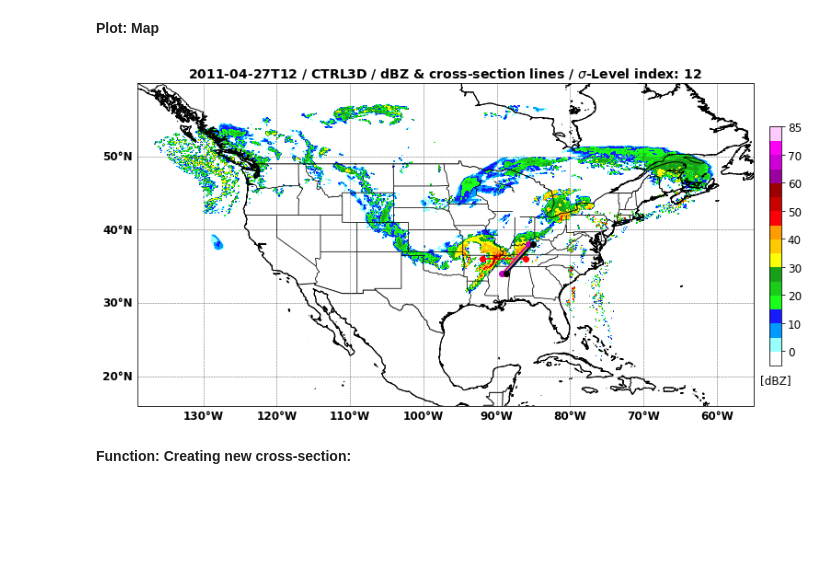
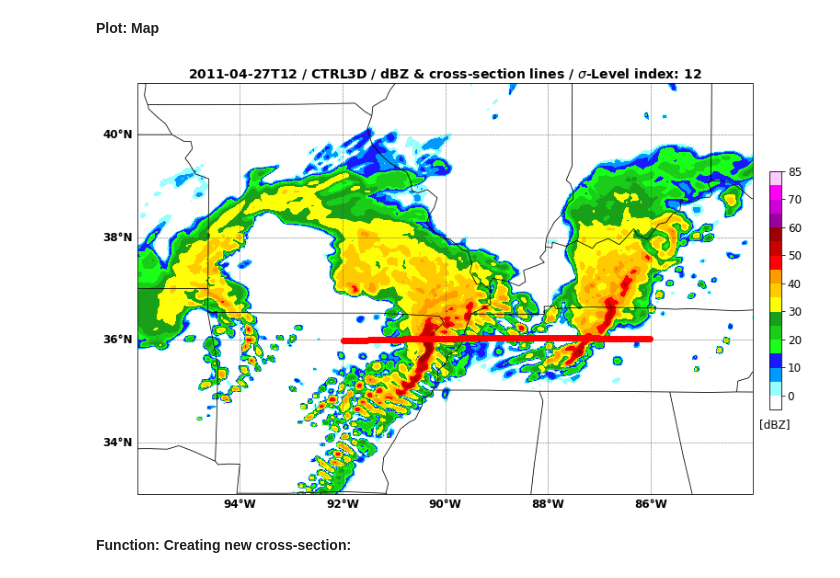
Before and after one commit to Lusicl/WRF_dBZ_Cloud_Classification, a Jupyter notebook: WRF_dBZ_Class_CONUS1/wrf_dbz_CrossSec_Plot_test.ipynb, the cells around one changed output. Saved outputs shown, nothing was run; the diff lists cells and outputs as text; code cells hidden in the pictures; blank space fills up the shorter version.

```diff
--- a/WRF_dBZ_Class_CONUS1/wrf_dbz_CrossSec_Plot_test.ipynb
+++ b/WRF_dBZ_Class_CONUS1/wrf_dbz_CrossSec_Plot_test.ipynb
@@ -197 +201,13 @@ dbz_xsec = 10.0 * np.log10(dbz_xsec) # Convert back to dBZ after interpolation
+# %%
+xsec_lon = interpline( dbz_sigmalev.XLONG.data
+                     # , wrfin=wrf_file
+                     , start_point=cross_start
+                     , end_point=cross_end
+                     )
+
+xsec_lat = interpline( dbz_sigmalev.XLAT.data
+                     # , wrfin=wrf_file
+                     , start_point=cross_start
+                     , end_point=cross_end
+                     )
 # %%
@@ -259,11 +281,11 @@ def new_map(fig):
     # ax.set_global()
 
     ## CONUS:
-    ax.set_extent([-139, -55, 16, 60], crs=proj)
+    # ax.set_extent([-139, -55, 16, 60], crs=proj)
     ## 9/13 case:
     #ax.set_extent([-115, -95, 32, 43], crs=proj)
     ## 4/27 case:
-    # ax.set_extent([-96, -84, 33, 41], crs=proj)
+    ax.set_extent([-96, -84, 33, 41], crs=proj)
 
     ## Add coast lines:
     ax.coastlines('10m', 'black', linewidth=1)
@@ -283,7 +305,7 @@ def new_map(fig):
     ax.add_feature(state_borders, linewidth=0.8)
 
     ## Add the gridlines:
-    latlon_grid_int = 10
+    latlon_grid_int = 2
     ax_gl = ax.gridlines(crs=ccrs.PlateCarree()
                         ,linewidth=0.5
                         ,color='#454545'
@@ -336,73 +358,73 @@ cf1 = ax1.contourf(plotting_lon, plotting_lat, plotting_var, levels=clevs, color
 xsec_line1_color = 'red'
 xsec_line2_color = 'blue'
 
-plt.plot( xsec1_LON, xsec1_LAT
+plt.plot( xsec_lon.data, xsec_lat.data
         , color=xsec_line1_color
         , marker='o'
         , markersize=6
         # , linewidth=1.0
         # , linestyle='--'
         )
-plt.plot( xsec2_LON, xsec2_LAT
-        , color=xsec_line2_color
-        , marker='o'
-        , markersize=6
-        # , linewidth=1.0
-        # , linestyle='--'
-        )
-plt.plot( xsec3_LON, xsec3_LAT
-        , color='orange'
-        , marker='o'
-        , markersize=6
-        # , linewidth=1.0
-        # , linestyle='--'
-        )
-plt.plot( xsec4_LON, xsec4_LAT
-        , color='m'
-        , marker='o'
-        , markersize=6
-        # , linewidth=1.0
-        # , linestyle='--'
-        )
-plt.plot( xsec0_LON, xsec0_LAT
-        , color='k'
-        , marker='o'
-        , markersize=6
-        # , linewidth=1.0
-        # , linestyle='--'
-        )
+# plt.plot( xsec2_LON, xsec2_LAT
+#         , color=xsec_line2_color
+#         , marker='o'
+#         , markersize=6
+#         # , linewidth=1.0
+#         # , linestyle='--'
+#         )
+# plt.plot( xsec3_LON, xsec3_LAT
+#         , color='orange'
+#         , marker='o'
+#         , markersize=6
+#         # , linewidth=1.0
+#         # , linestyle='--'
+#         )
+# plt.plot( xsec4_LON, xsec4_LAT
+#         , color='m'
+#         , marker='o'
+#         , markersize=6
+#         # , linewidth=1.0
+#         # , linestyle='--'
+#         )
+# plt.plot( xsec0_LON, xsec0_LAT
+#         , color='k'
+#         , marker='o'
+#         , markersize=6
+#         # , linewidth=1.0
+#         # , linestyle='--'
+#         )
 # plt.plot( [ dbz_lev.XLONG[loc_start[0], loc_start[1]], dbz_lev.XLONG[loc_end[0], loc_end[1]] ]
 #         , [ dbz_lev.XLAT[loc_start[0], loc_start[1]], dbz_lev.XLAT[loc_end[0], loc_end[1]] ]
 #         , color='k'
 #         , marker='o'
 #         , markersize=6
 #         # , linewidth=1.0
 #         # , linestyle='--'
 #         )
 
 cf1_title = plt.title( np.datetime_as_string(dbz_lev.Time.data, unit='h')
                      + ' / '
                      + wrf_sim_type + ' / '
                      + 'dBZ & cross-section lines / '
                      # + 'z=' + str(interp_vertical_lev) + dbz_lev.vert_units
                      + '$\sigma$-Level index: ' + str(sigma_lev)
                      ,fontsize=14
                      ,fontweight='bold'
                      )
 
 cbar_ax = fig.add_axes([0.92, 0.3, 0.015, 0.4])
 cbar = fig.colorbar(cf1, cax=cbar_ax, fraction=0.04)
 cbar.ax.tick_params(labelsize=12)
 cbar.ax.set_title('[dBZ]', fontsize=12, y=-0.1)
 
 
 ## Save figure:
 
 plt.savefig('./' + np.datetime_as_string(dbz_lev.Time.data, unit='h') + '_dbz_xline.png',
             bbox_inches='tight',
             dpi=300)
 # %% [output]
-[figure, old version]
+[figure, new version]
 # %% [markdown]
 **Function: Creating new cross-section:**
 # %%
```
Also changed, not shown: parts of 10 cells of this notebook, 2 other files.
